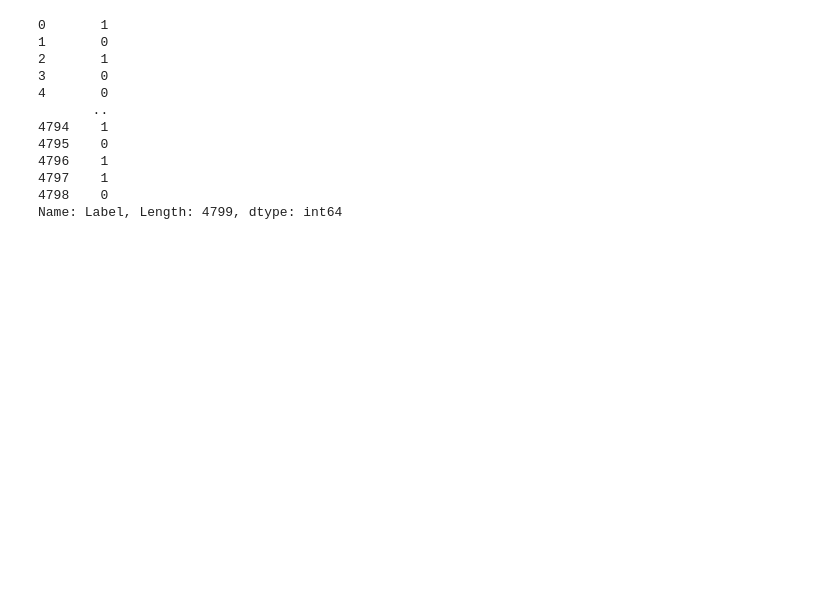
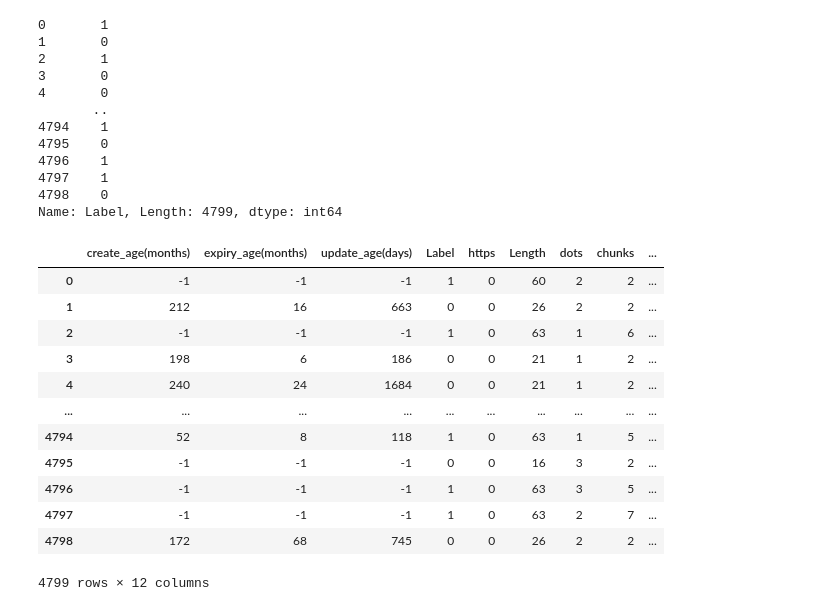
Before and after one commit to shawnrosofsky/MITREHackathonChallengeGroup, a Jupyter notebook: test_model_Shawn.ipynb, the cells around one changed output. Cells and saved outputs as stored; diff of their text form; code cells hidden in the pictures; blank space fills up the shorter version.

```diff
--- a/test_model_Shawn.ipynb
+++ b/test_model_Shawn.ipynb
@@ -146 +173,17 @@ def df_to_dataset(dataframe, labels, shuffle=True, batch_size=32):
+# %%
+dat
+# %% [output]
+|  | create_age(months) | expiry_age(months) | update_age(days) | Label | https | Length | dots | chunks | ... |
+| 0 | -1 | -1 | -1 | 1 | 0 | 60 | 2 | 2 | ... |
+| 1 | 212 | 16 | 663 | 0 | 0 | 26 | 2 | 2 | ... |
+| 2 | -1 | -1 | -1 | 1 | 0 | 63 | 1 | 6 | ... |
+| 3 | 198 | 6 | 186 | 0 | 0 | 21 | 1 | 2 | ... |
+| 4 | 240 | 24 | 1684 | 0 | 0 | 21 | 1 | 2 | ... |
+| ... | ... | ... | ... | ... | ... | ... | ... | ... | ... |
+| 4794 | 52 | 8 | 118 | 1 | 0 | 63 | 1 | 5 | ... |
+| 4795 | -1 | -1 | -1 | 0 | 0 | 16 | 3 | 2 | ... |
+| 4796 | -1 | -1 | -1 | 1 | 0 | 63 | 3 | 5 | ... |
+| 4797 | -1 | -1 | -1 | 1 | 0 | 63 | 2 | 7 | ... |
+| 4798 | 172 | 68 | 745 | 0 | 0 | 26 | 2 | 2 | ... |
+4799 rows × 12 columns
 # %%
```
Also changed, not shown: parts of 9 cells of this notebook.
